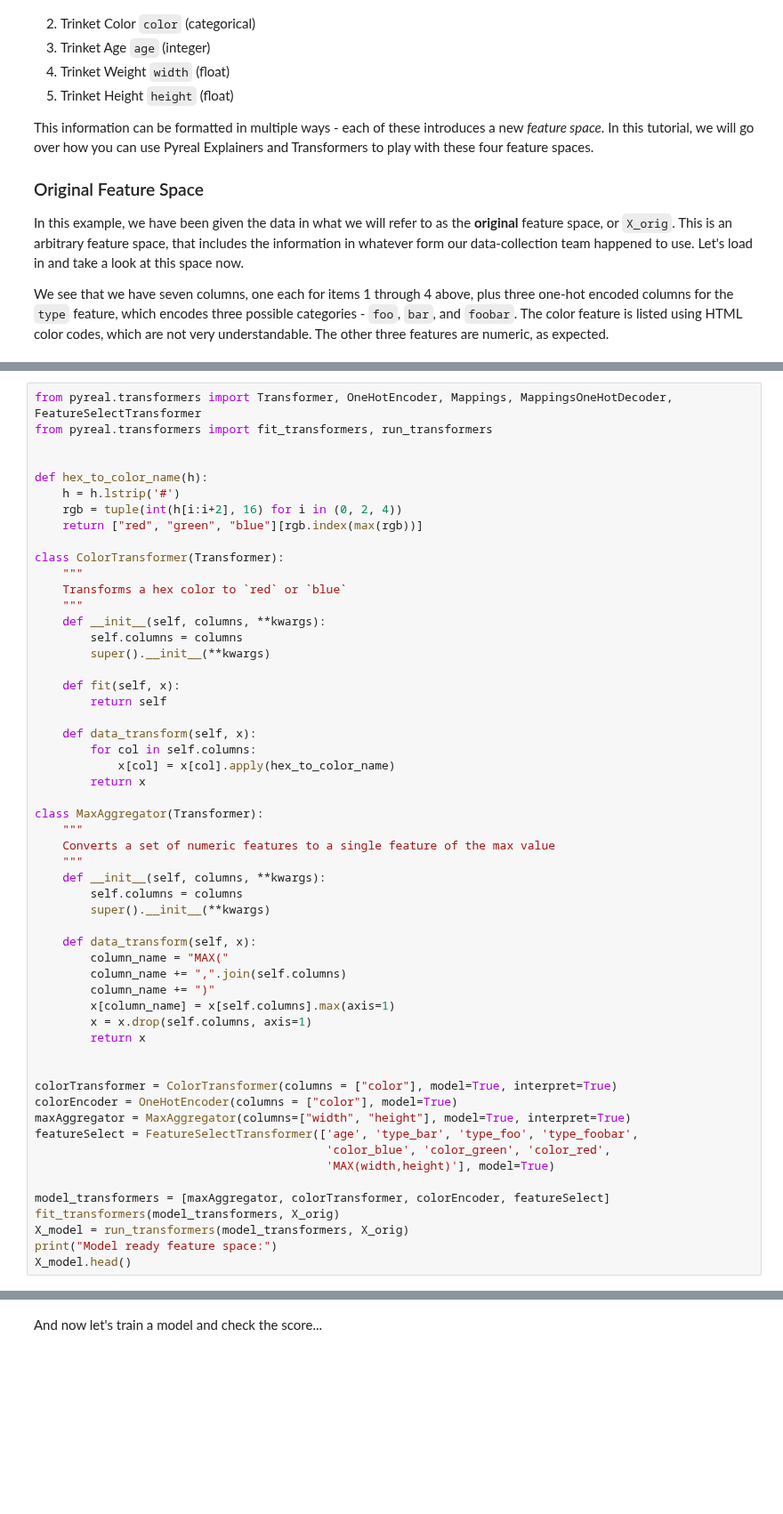
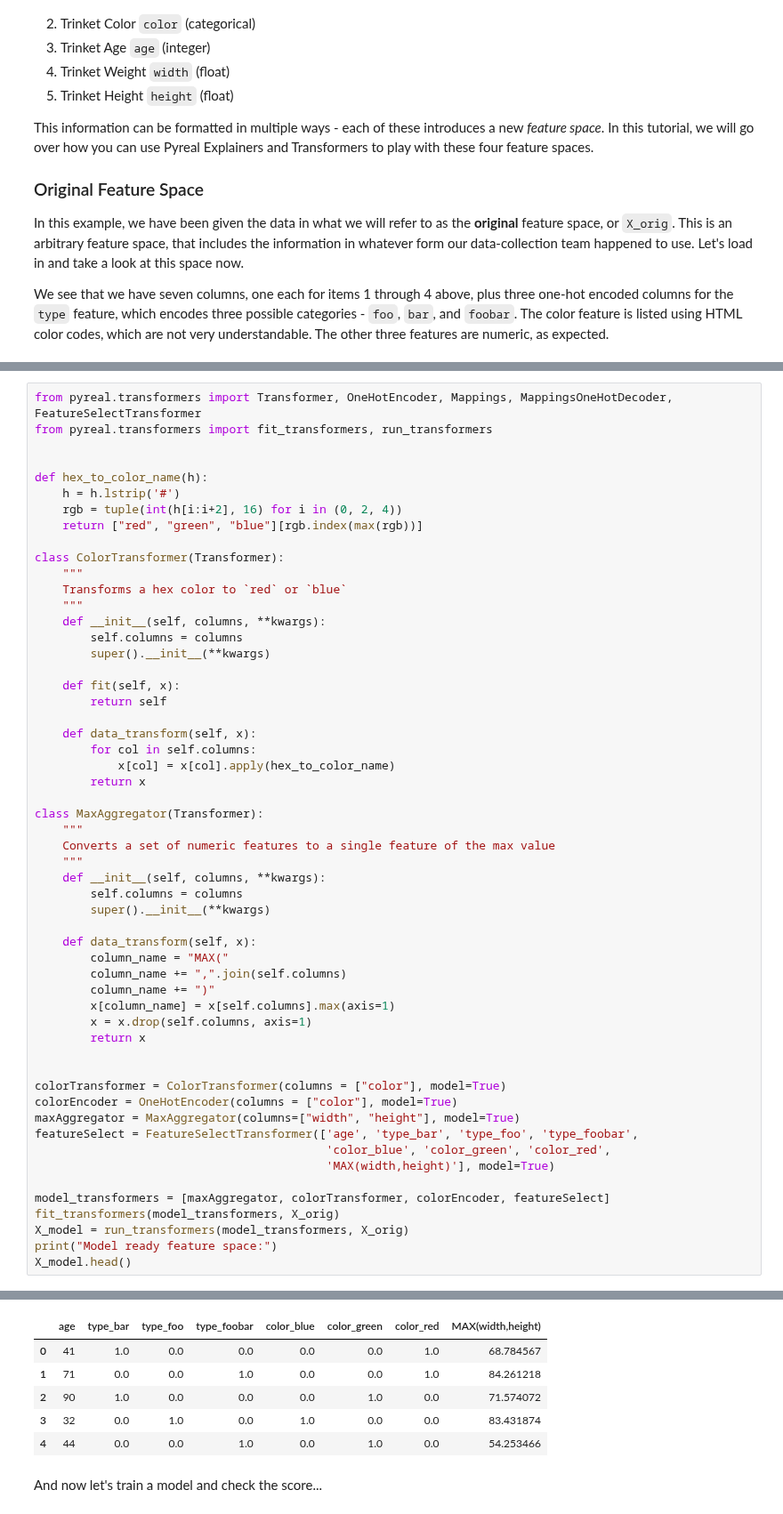
Before and after one commit to sibyl-dev/pyreal, a Jupyter notebook: tutorials/pyreal_introduction/pyreal_introduction.ipynb, the cells around one changed output, grey strips where cells are left out. Shown at 89% size. Saved outputs shown, nothing was run; the diff lists cells and outputs as text; blank space fills up the shorter version.

```diff
--- a/tutorials/pyreal_introduction/pyreal_introduction.ipynb
+++ b/tutorials/pyreal_introduction/pyreal_introduction.ipynb
@@ -84,9 +94,9 @@ class MaxAggregator(Transformer):
         return x
 
 
-colorTransformer = ColorTransformer(columns = ["color"], model=True, interpret=True)
+colorTransformer = ColorTransformer(columns = ["color"], model=True)
 colorEncoder = OneHotEncoder(columns = ["color"], model=True)
-maxAggregator = MaxAggregator(columns=["width", "height"], model=True, interpret=True)
+maxAggregator = MaxAggregator(columns=["width", "height"], model=True)
 featureSelect = FeatureSelectTransformer(['age', 'type_bar', 'type_foo', 'type_foobar',
                                           'color_blue', 'color_green', 'color_red',
                                           'MAX(width,height)'], model=True)
@@ -96,3 +106,4 @@ fit_transformers(model_transformers, X_orig)
 X_model = run_transformers(model_transformers, X_orig)
 print("Model ready feature space:")
 X_model.head()
+# %% [output]
@@ -99,3 +111,9 @@ X_model.head()
+|  | age | type_bar | type_foo | type_foobar | color_blue | color_green | color_red | MAX(width,height) |
+| 0 | 41 | 1.0 | 0.0 | 0.0 | 0.0 | 0.0 | 1.0 | 68.784567 |
+| 1 | 71 | 0.0 | 0.0 | 1.0 | 0.0 | 0.0 | 1.0 | 84.261218 |
+| 2 | 90 | 1.0 | 0.0 | 0.0 | 0.0 | 1.0 | 0.0 | 71.574072 |
+| 3 | 32 | 0.0 | 1.0 | 0.0 | 1.0 | 0.0 | 0.0 | 83.431874 |
+| 4 | 44 | 0.0 | 0.0 | 1.0 | 0.0 | 1.0 | 0.0 | 54.253466 |
 # %% [markdown]
 And now let's train a model and check the score...
 # %%
```
Also changed, not shown: parts of 14 cells of this notebook, 1 other file.
